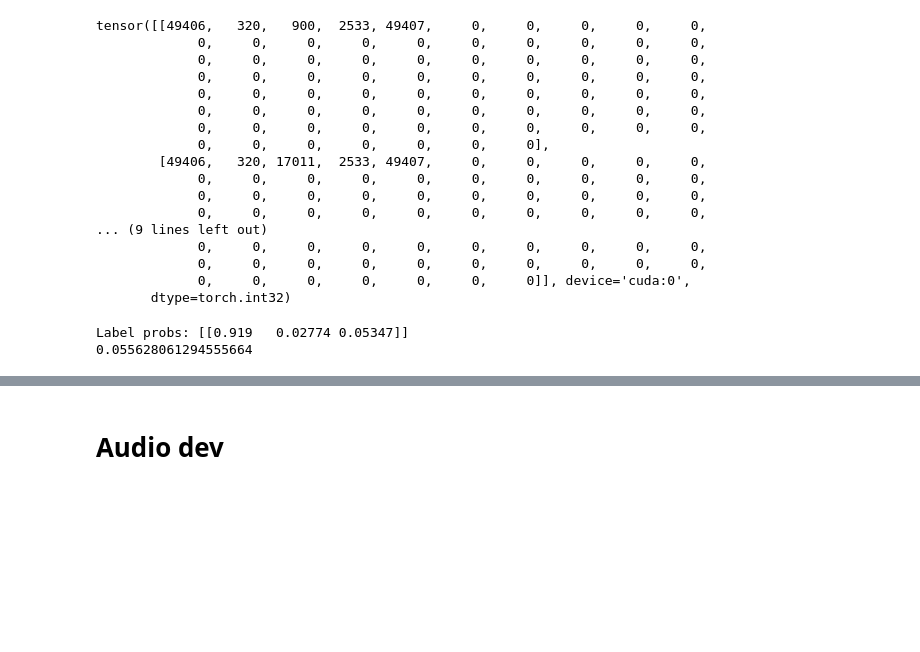
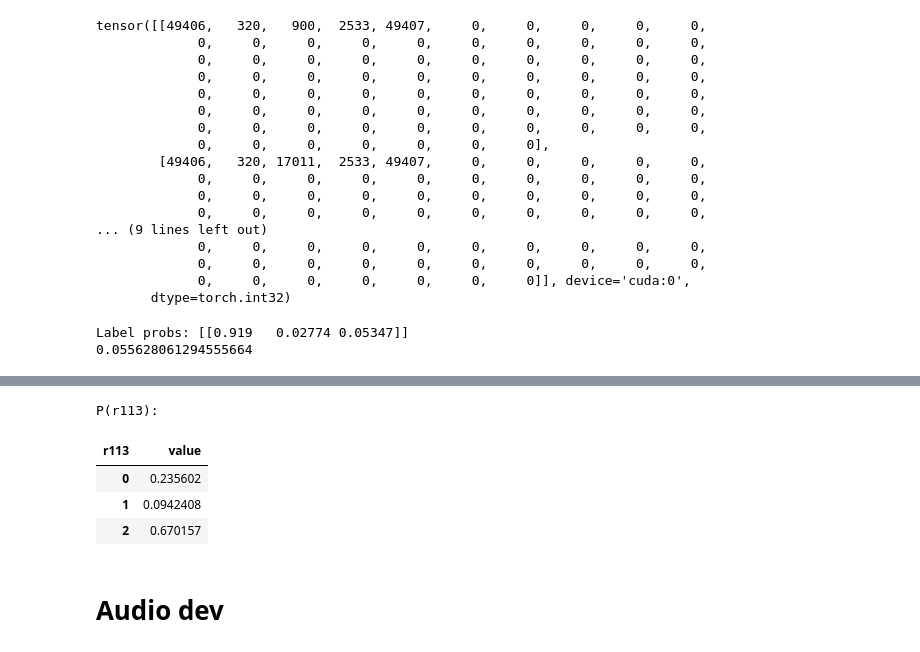
Before and after one commit to roboav8r/GrACIAS, a Jupyter notebook: hri_dev.ipynb, the cells around one changed output, grey strips where cells are left out. Saved outputs shown, nothing was run; the diff lists cells and outputs as text; code cells hidden in the pictures; blank space fills up the shorter version.

```diff
--- a/hri_dev.ipynb
+++ b/hri_dev.ipynb
@@ -182,18 +182,18 @@ Label probs: [[0.919   0.02774 0.05347]]
 # %%
 import gtsam
 
-roles = ["unknown","pedestrian","teammate"]
-obs = ["no_vest","vest"]
+roles = ["role_1","role_2","role_3"]
+obs = ["o1","o2","o3"]
 id = 113
 n_obs = 0
 role_symbol = gtsam.Symbol('r',id)
 obs_symbol = gtsam.Symbol('o',id)
 
 # Prior
-role = gtsam.DiscreteDistribution((role_symbol.key(),len(roles)),".75/.15/.1")
+role_prior = gtsam.DiscreteDistribution((role_symbol.key(),len(roles)),".75/.15/.1")
 
 # Measurement likelihood
-p_det_role = gtsam.DiscreteConditional((obs_symbol.key(),len(obs)), [(role_symbol.key(),len(roles))], "6/4 9/1 1/9")
+p_det_role = gtsam.DiscreteConditional((obs_symbol.key(),len(obs)), [(role_symbol.key(),len(roles))], "2/1/1 1/2/1 1/2/3")
 
 # Measurement distribution
-p_obs = gtsam.DecisionTreeFactor((obs_symbol.key(),len(obs)),".45 55")
+p_obs = gtsam.DecisionTreeFactor((obs_symbol.key(),len(obs)),".45 .55 .0")
@@ -227,6 +200,15 @@ DecisionTreeFactor
 # %%
-pred = p_det_role*role
-role = gtsam.DiscreteDistribution(pred)
+obs_received = [2,2,2,2,1,0]
+factors = []
 
-print(role)
+post = role_prior
+
+for idx, ob in enumerate(obs_received):
+    print("Index: %s, observation %s" % (idx,ob))
+    factor = p_det_role.likelihood(ob)
+    factors.append(factor)
+
+    post = gtsam.DiscreteDistribution(factor*post)
+
+    print("BAYES: %s" % post)
 # %% [output]
@@ -234,3 +232,11 @@ ValueError: DiscreteConditional::operator* called with overlapping frontal keys.
+# %%
+gtsam.DiscreteDistribution(factors[3]*factors[2]*factors[4]*factors[1]*factors[0]*role_prior)
+# %% [output]
+P(r113):
+| r113 | value |
+| 0 | 0.235602 |
+| 1 | 0.0942408 |
+| 2 | 0.670157 |
 # %% [markdown]
 # Audio dev
 # %%
```
Also changed, not shown: parts of 3 cells of this notebook, 1 other file.
